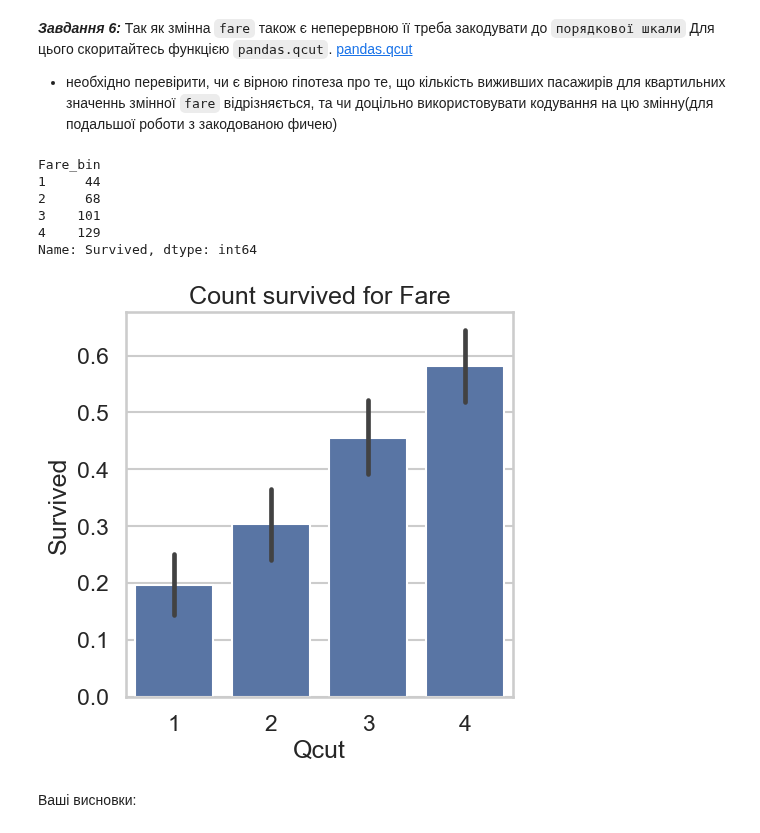
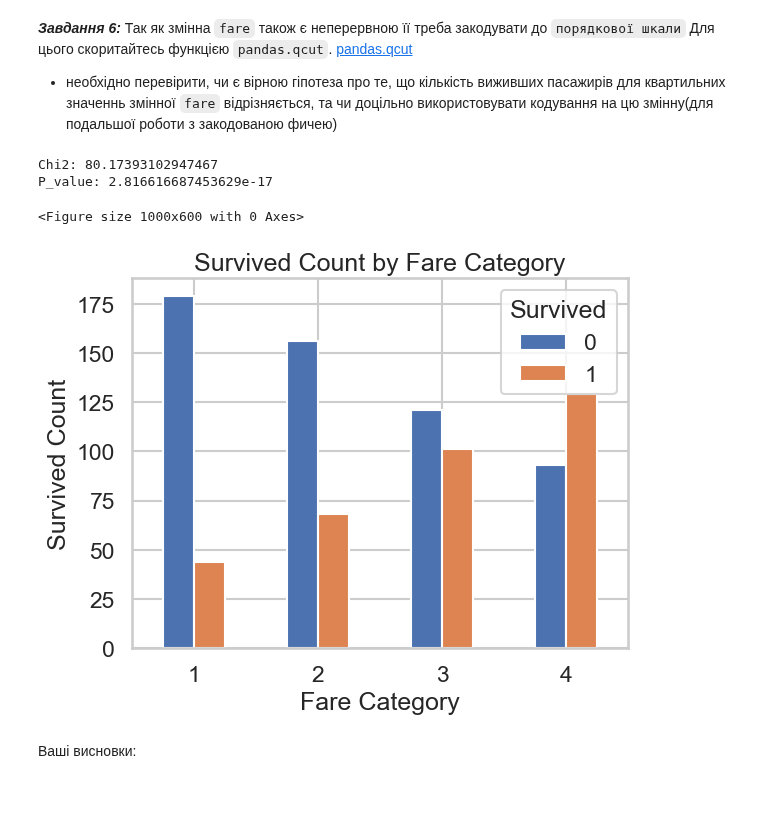
Before and after one commit to Prosik2205/OSHI, a Jupyter notebook: Task3_basic_ai_ad_prosimyak_oleksander.ipynb, the cells around one changed output. Cells and saved outputs as stored; diff of their text form; code cells hidden in the pictures; blank space fills up the shorter version.

````diff
--- a/Task3_basic_ai_ad_prosimyak_oleksander.ipynb
+++ b/Task3_basic_ai_ad_prosimyak_oleksander.ipynb
@@ -168,23 +169,26 @@ plt.show()
 [pandas.qcut](https://pandas.pydata.org/pandas-docs/stable/reference/api/pandas.qcut.html)
 - необхідно перевірити, чи є вірною гіпотеза про те, що кількість виживших пасажирів для квартильних значеннь змінної ```fare``` відрізняється, та чи доцільно використовувати кодування на цю змінну(для подальшої роботи з закодованою фичею)
 # %%
-dataset['Fare_bin'] = pd.qcut(dataset['Fare'], q=4, labels=['1','2','3','4'])
-sur_fare_bin = dataset.groupby('Fare_bin')['Survived'].sum()
-print(sur_fare_bin)
-plt.figure(figsize=(5,5))
-sns.barplot(x='Fare_bin', y='Survived',data = dataset)
-plt.title('Count survived for Fare')
-plt.xlabel('Qcut')
-plt.ylabel('Survived')
+dataset['Fare_bin'] = pd.qcut(dataset['Fare'], q=4,labels=['1','2','3','4'])
+
+chi2, p_value, _, _ = chi2_contingency(pd.crosstab(dataset['Fare_bin'], dataset['Survived']))
+print("Chi2:", chi2)
+print("P_value:", p_value)
+
+plt.figure(figsize=(10, 6))
+
+sur_fare_bin = dataset.groupby('Fare_bin')['Survived'].value_counts()
+sur_fare_bin.unstack().plot(kind='bar')
+plt.xlabel('Fare Category')
+plt.ylabel('Survived Count')
+plt.title('Survived Count by Fare Category')
+plt.xticks(rotation=0)
 plt.show()
 # %% [output]
-Fare_bin
-1     44
-2     68
-3    101
-4    129
-Name: Survived, dtype: int64
+Chi2: 80.17393102947467
+P_value: 2.816616687453629e-17
+<Figure size 1000x600 with 0 Axes>
-[figure, old version]
+[figure, new version]
 # %% [markdown]
 Ваші висновки:
 # %% [markdown]
````
Also changed, not shown: parts of 7 cells of this notebook.
